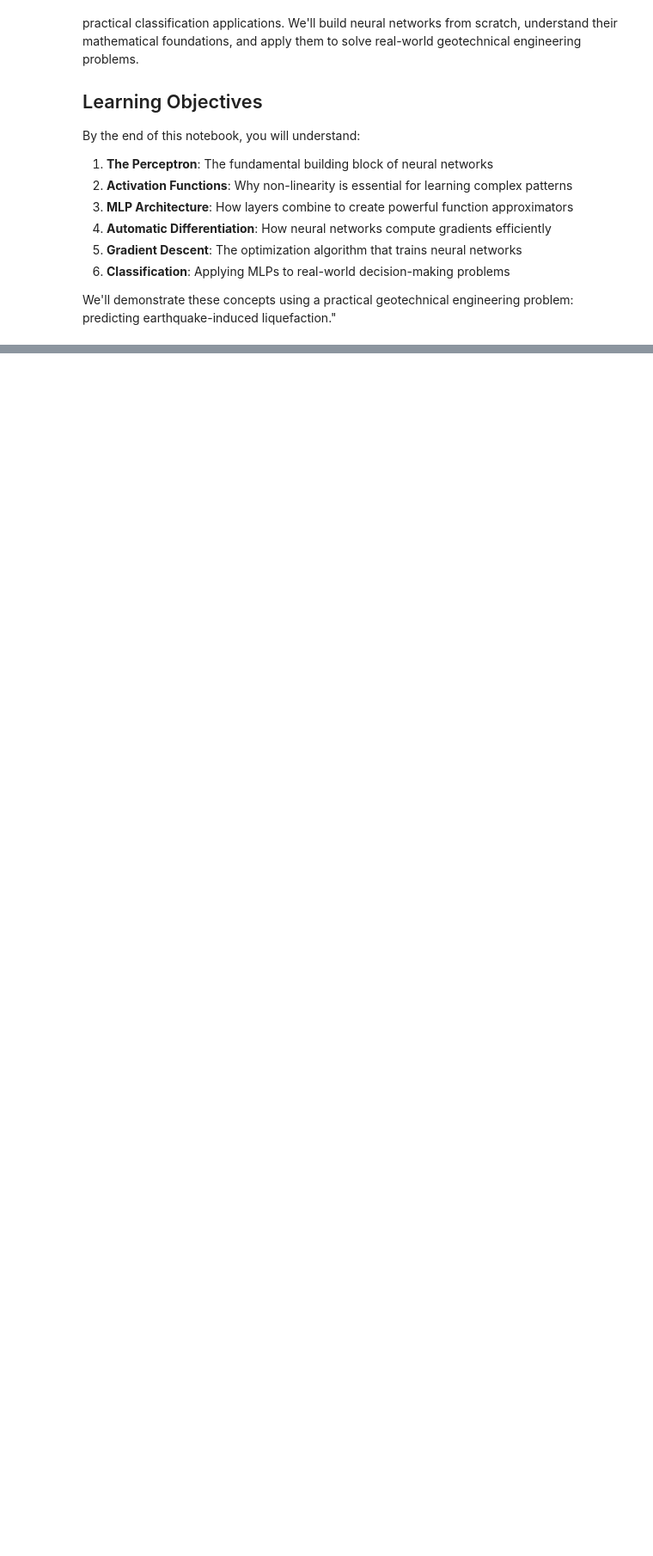
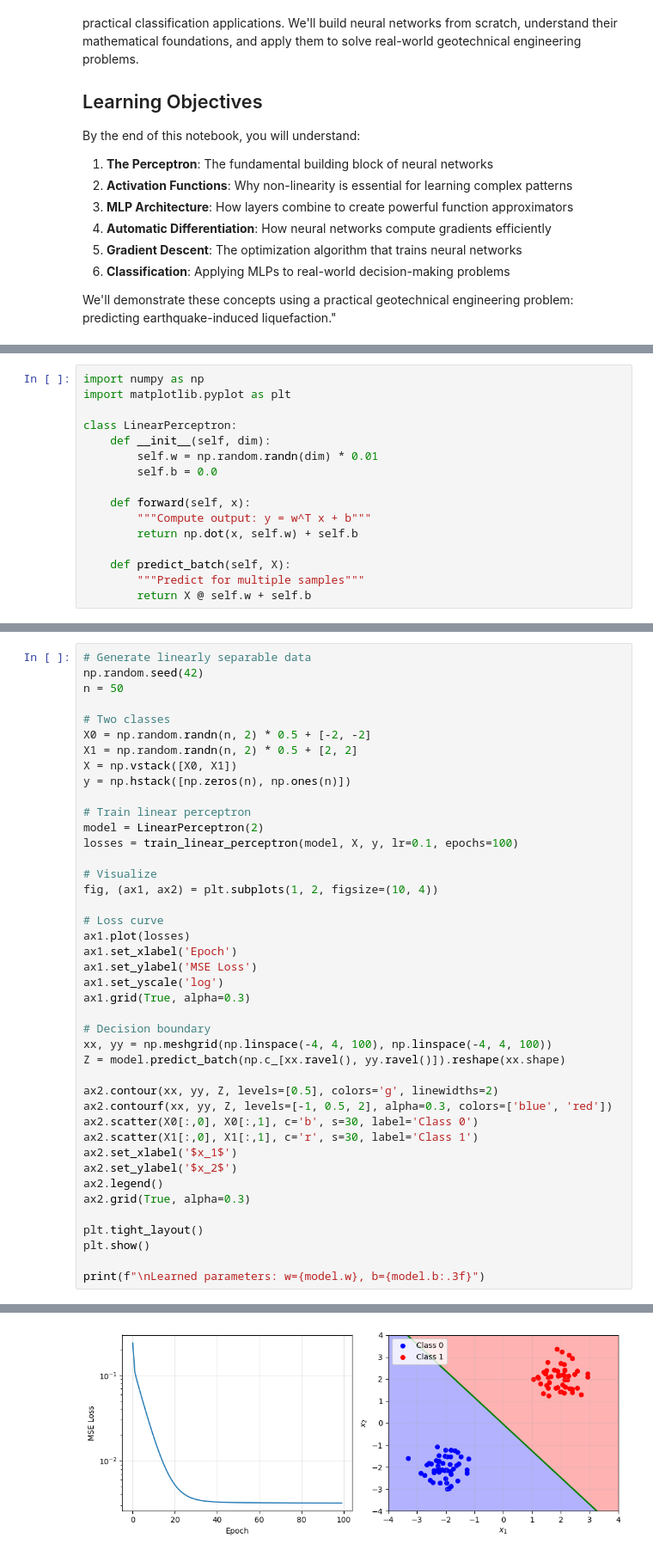
Before and after one commit to kks32-courses/ai-geotech, a Jupyter notebook: docs/00-mlp-dtree/00b-mlp-classification.ipynb, the cells around one changed output, grey strips where cells are left out. Shown at 86% size. Cells and saved outputs as stored; diff of their text form; blank space fills up the shorter version.

```diff
--- a/docs/00-mlp-dtree/00b-mlp-classification.ipynb
+++ b/docs/00-mlp-dtree/00b-mlp-classification.ipynb
@@ -53,0 +107,16 @@ A single perceptron can only learn **linear decision boundaries**. For complex p
+# %%
+import numpy as np
+import matplotlib.pyplot as plt
+
+class LinearPerceptron:
+    def __init__(self, dim):
+        self.w = np.random.randn(dim) * 0.01
+        self.b = 0.0
+
+    def forward(self, x):
+        """Compute output: y = w^T x + b"""
+        return np.dot(x, self.w) + self.b
+
+    def predict_batch(self, X):
+        """Predict for multiple samples"""
+        return X @ self.w + self.b
@@ -53,0 +172,43 @@ A single perceptron can only learn **linear decision boundaries**. For complex p
+# %%
+# Generate linearly separable data
+np.random.seed(42)
+n = 50
+
+# Two classes
+X0 = np.random.randn(n, 2) * 0.5 + [-2, -2]
+X1 = np.random.randn(n, 2) * 0.5 + [2, 2]
+X = np.vstack([X0, X1])
+y = np.hstack([np.zeros(n), np.ones(n)])
+
+# Train linear perceptron
+model = LinearPerceptron(2)
+losses = train_linear_perceptron(model, X, y, lr=0.1, epochs=100)
+
+# Visualize
+fig, (ax1, ax2) = plt.subplots(1, 2, figsize=(10, 4))
+
+# Loss curve
+ax1.plot(losses)
+ax1.set_xlabel('Epoch')
+ax1.set_ylabel('MSE Loss')
+ax1.set_yscale('log')
+ax1.grid(True, alpha=0.3)
+
+# Decision boundary
+xx, yy = np.meshgrid(np.linspace(-4, 4, 100), np.linspace(-4, 4, 100))
+Z = model.predict_batch(np.c_[xx.ravel(), yy.ravel()]).reshape(xx.shape)
+
+ax2.contour(xx, yy, Z, levels=[0.5], colors='g', linewidths=2)
+ax2.contourf(xx, yy, Z, levels=[-1, 0.5, 2], alpha=0.3, colors=['blue', 'red'])
+ax2.scatter(X0[:,0], X0[:,1], c='b', s=30, label='Class 0')
+ax2.scatter(X1[:,0], X1[:,1], c='r', s=30, label='Class 1')
+ax2.set_xlabel('$x_1$')
+ax2.set_ylabel('$x_2$')
+ax2.legend()
+ax2.grid(True, alpha=0.3)
+
+plt.tight_layout()
+plt.show()
+
+print(f"\nLearned parameters: w={model.w}, b={model.b:.3f}")
+# %% [output]
@@ -53,0 +219 @@ A single perceptron can only learn **linear decision boundaries**. For complex p
+[figure, added]
```
Also changed, not shown: parts of 10 cells of this notebook, 3 other files.
